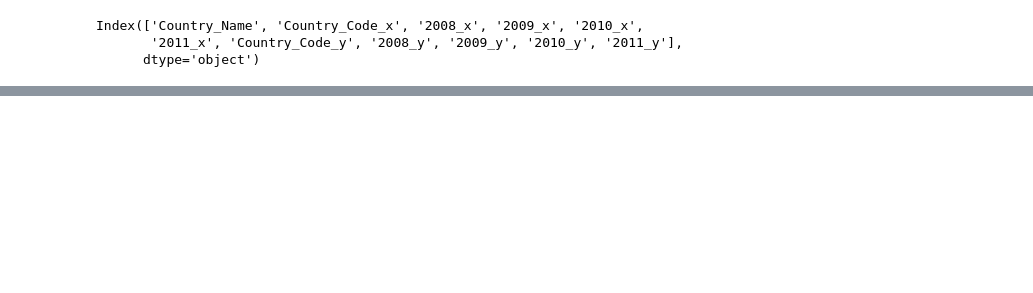
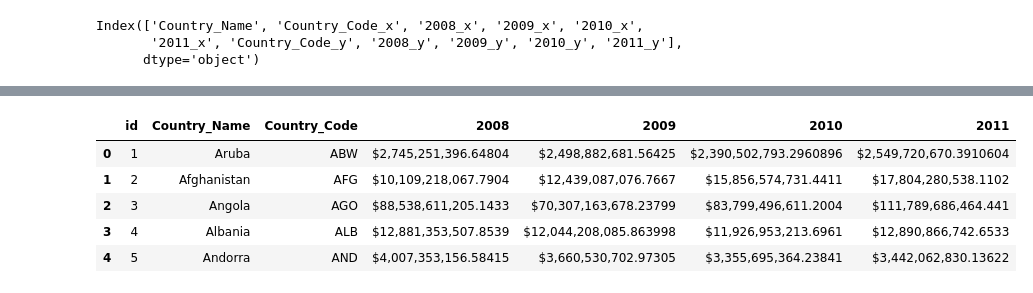
Before and after one commit to amahalik17/Data_Homework, a Jupyter notebook: ETL Project/ETL_Project.ipynb, the cells around one changed output, grey strips where cells are left out. Drawn from its saved outputs; the diff is of its cells as text; code cells hidden in the pictures; blank space fills up the shorter version.

```diff
--- a/ETL Project/ETL_Project.ipynb
+++ b/ETL Project/ETL_Project.ipynb
@@ -123,0 +136,9 @@ merged_df.to_csv('Output/merged_table.csv', index=False, header=True)
+# %%
+pd.read_sql_query('SELECT * FROM gdp_table', con=engine).head()
+# %% [output]
+|  | id | Country_Name | Country_Code | 2008 | 2009 | 2010 | 2011 |
+| 0 | 1 | Aruba | ABW | $2,745,251,396.64804 | $2,498,882,681.56425 | $2,390,502,793.2960896 | $2,549,720,670.3910604 |
+| 1 | 2 | Afghanistan | AFG | $10,109,218,067.7904 | $12,439,087,076.7667 | $15,856,574,731.4411 | $17,804,280,538.1102 |
+| 2 | 3 | Angola | AGO | $88,538,611,205.1433 | $70,307,163,678.23799 | $83,799,496,611.2004 | $111,789,686,464.441 |
+| 3 | 4 | Albania | ALB | $12,881,353,507.8539 | $12,044,208,085.863998 | $11,926,953,213.6961 | $12,890,866,742.6533 |
+| 4 | 5 | Andorra | AND | $4,007,353,156.58415 | $3,660,530,702.97305 | $3,355,695,364.23841 | $3,442,062,830.13622 |
```
Also changed, not shown: parts of 12 cells of this notebook, 7 other files.
